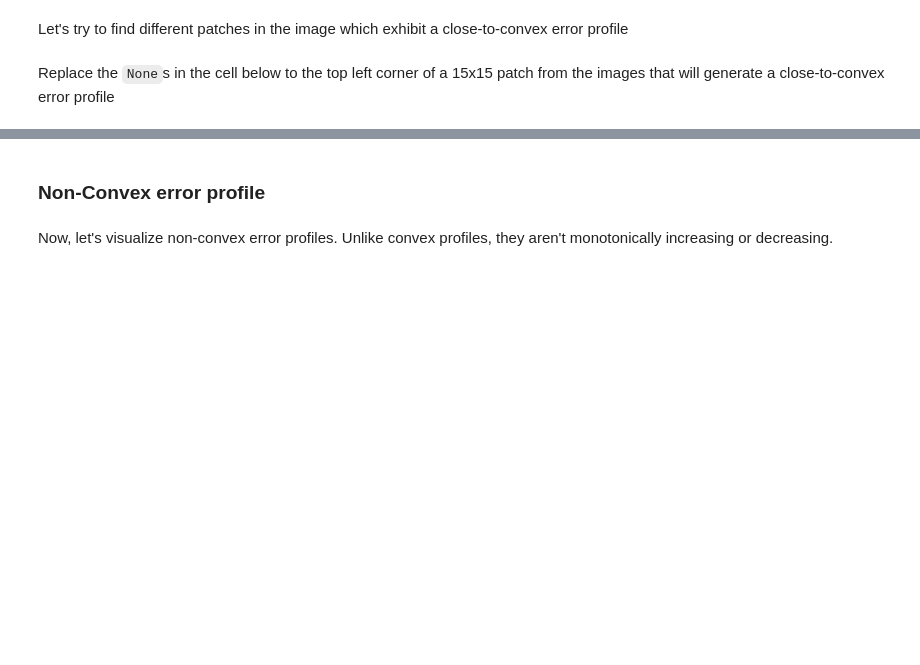
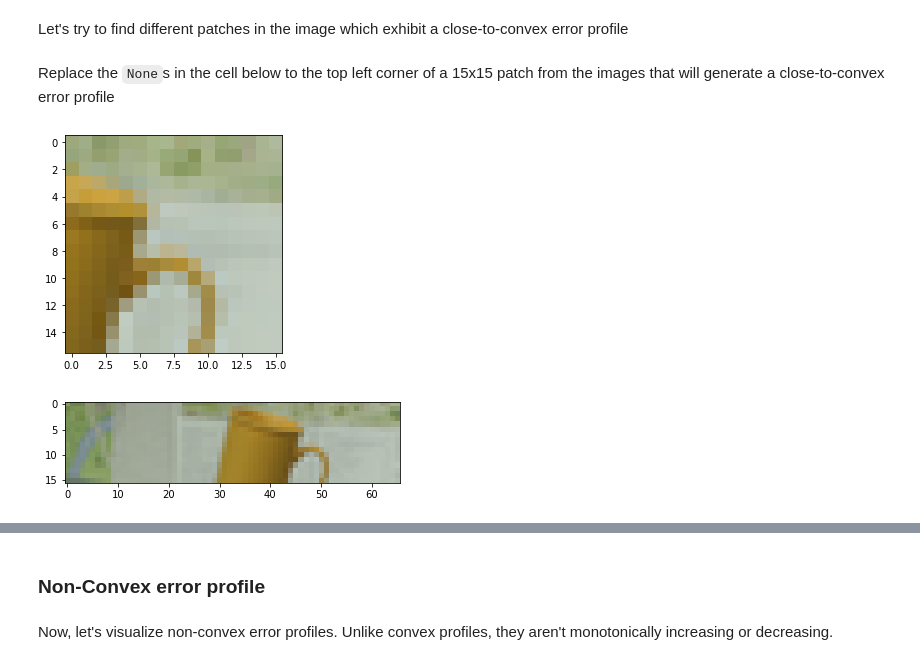
Before and after one commit to pranavshenoykp/computerVision, a Jupyter notebook: proj4/proj4_code/part1_simple_stereo.ipynb, the cells around one changed output, grey strips where cells are left out. Cells and saved outputs as stored; diff of their text form; code cells hidden in the pictures; blank space fills up the shorter version.

```diff
--- a/proj4/proj4_code/part1_simple_stereo.ipynb
+++ b/proj4/proj4_code/part1_simple_stereo.ipynb
@@ -165,18 +193,22 @@ Replace the `None`s in the cell below to the top left corner of a 15x15 patch fr
 # %%
 # extract a patch of interest from the left image
 patch_size=15
-x_idx, y_idx = (None, None)
+x_idx, y_idx = (42, 150)
 patch_left_img = torch.tensor(im_left[x_idx:x_idx+patch_size+1, y_idx:y_idx+patch_size+1,:])
-plt.imshow(patch_left_img)
+plt.imshow(patch_left_img.data.cpu().numpy())
 plt.show()
+# %% [output]
+[figure, added]
 # %%
 # get the search area in the right image
-max_search_bound = None # Adjust your search bound based on the (x_idx, y_idx) you chose
+max_search_bound = 50 # Adjust your search bound based on the (x_idx, y_idx) you chose
 search_area_right_img = torch.tensor(
   im_right[x_idx:x_idx+patch_size+1, y_idx-max_search_bound:y_idx+patch_size+1,:]
 )
-plt.imshow(search_area_right_img)
+plt.imshow(search_area_right_img.data.cpu().numpy())
 plt.show()
+# %% [output]
+[figure, added]
 # %% [markdown]
 ### Visualize the error profile
 
```
Also changed, not shown: parts of 14 cells of this notebook, 6 other files.
